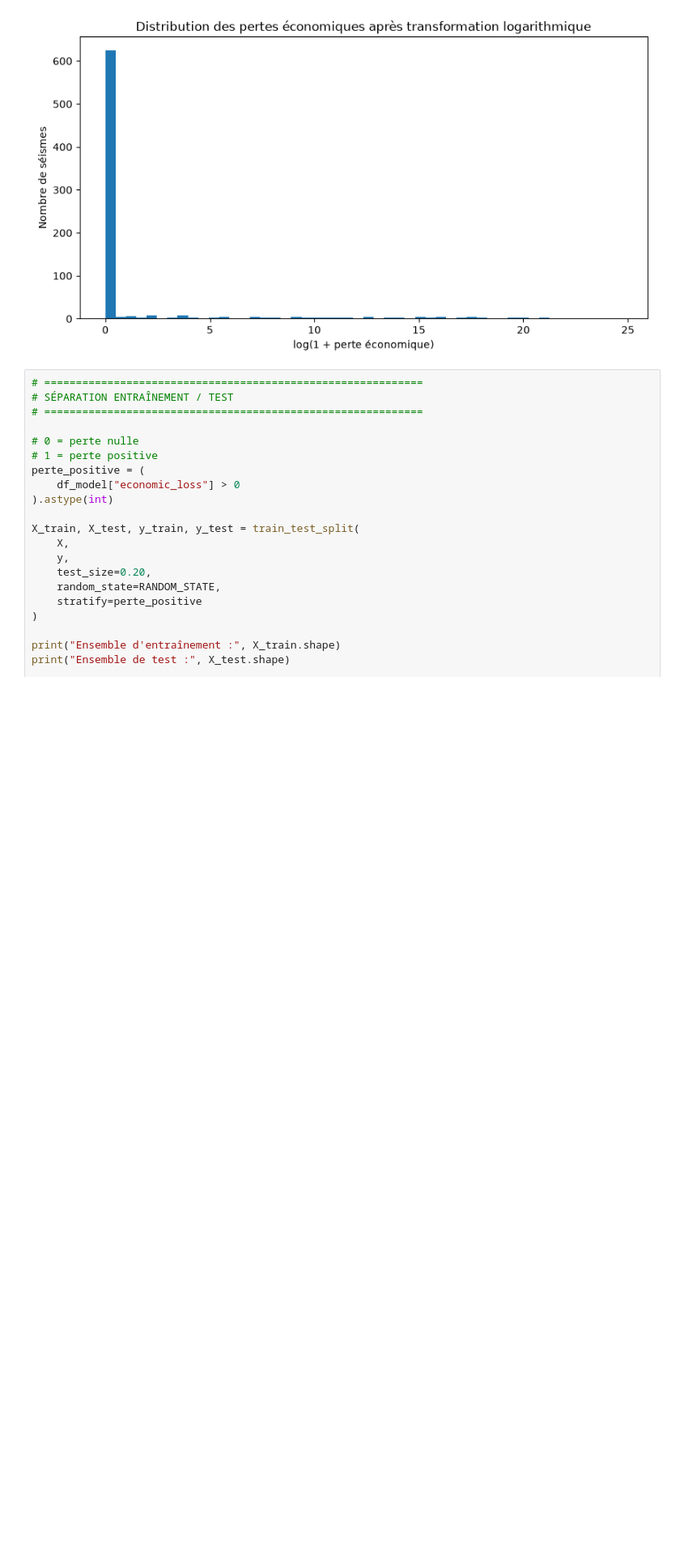
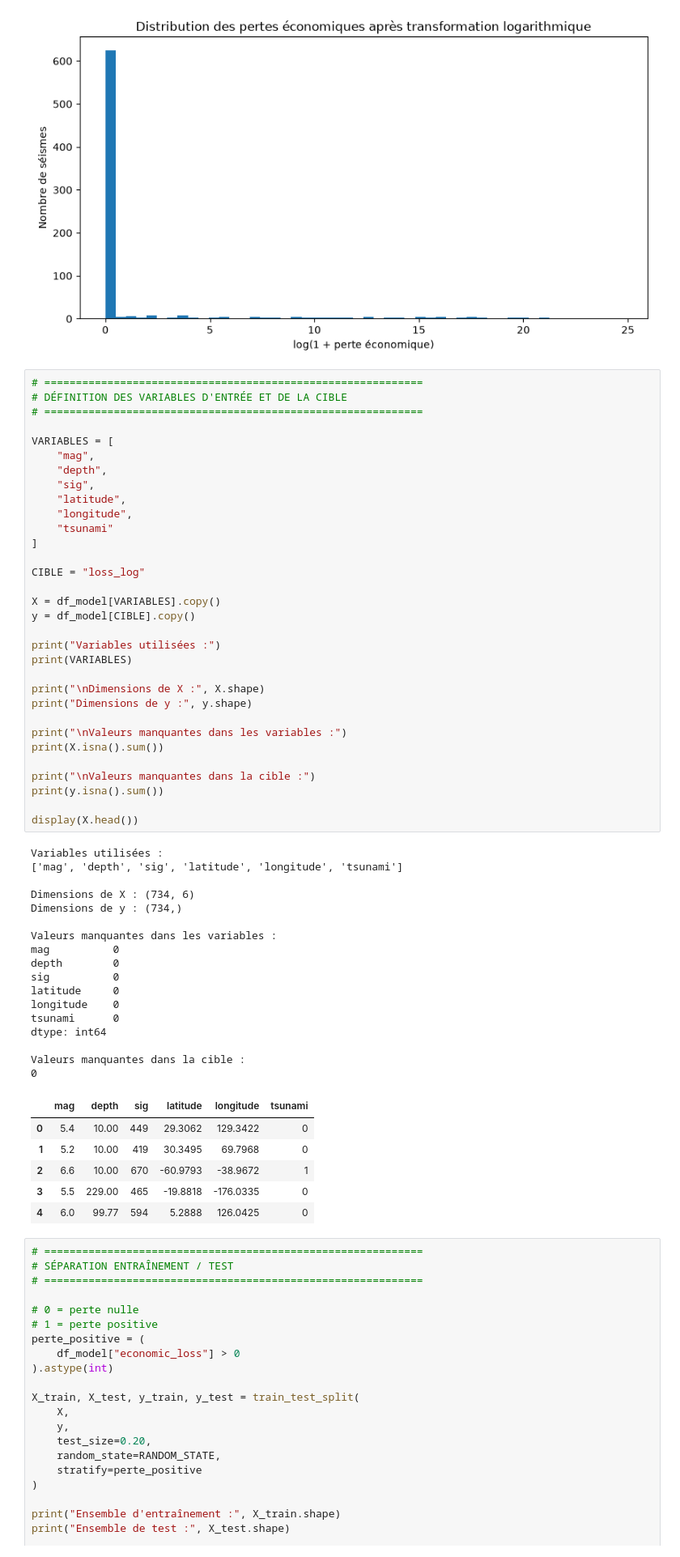
Before and after one commit to tarekalsemaan/USGS-Earthquake-AI, a Jupyter notebook: notebooks/07_Model_Economic_Loss.ipynb, the cells around one changed output. Shown at 81% size. Cells and saved outputs as stored; diff of their text form; blank space fills up the shorter version.

```diff
--- a/notebooks/07_Model_Economic_Loss.ipynb
+++ b/notebooks/07_Model_Economic_Loss.ipynb
@@ -448,6 +448,62 @@ max       24.693402
 Name: loss_log, dtype: float64
 [figure]
 [figure]
+# %%
+# ============================================================
+# DÉFINITION DES VARIABLES D'ENTRÉE ET DE LA CIBLE
+# ============================================================
+
+VARIABLES = [
+    "mag",
+    "depth",
+    "sig",
+    "latitude",
+    "longitude",
+    "tsunami"
+]
+
+CIBLE = "loss_log"
+
+X = df_model[VARIABLES].copy()
+y = df_model[CIBLE].copy()
+
+print("Variables utilisées :")
+print(VARIABLES)
+
+print("\nDimensions de X :", X.shape)
+print("Dimensions de y :", y.shape)
+
+print("\nValeurs manquantes dans les variables :")
+print(X.isna().sum())
+
+print("\nValeurs manquantes dans la cible :")
+print(y.isna().sum())
+
+display(X.head())
+# %% [output]
+Variables utilisées :
+['mag', 'depth', 'sig', 'latitude', 'longitude', 'tsunami']
+
+Dimensions de X : (734, 6)
+Dimensions de y : (734,)
+
+Valeurs manquantes dans les variables :
+mag          0
+depth        0
+sig          0
+latitude     0
+longitude    0
+tsunami      0
+dtype: int64
+
+Valeurs manquantes dans la cible :
+0
+|  | mag | depth | sig | latitude | longitude | tsunami |
+| 0 | 5.4 | 10.00 | 449 | 29.3062 | 129.3422 | 0 |
+| 1 | 5.2 | 10.00 | 419 | 30.3495 | 69.7968 | 0 |
+| 2 | 6.6 | 10.00 | 670 | -60.9793 | -38.9672 | 1 |
+| 3 | 5.5 | 229.00 | 465 | -19.8818 | -176.0335 | 0 |
+| 4 | 6.0 | 99.77 | 594 | 5.2888 | 126.0425 | 0 |
 # %%
 # ============================================================
 # SÉPARATION ENTRAÎNEMENT / TEST
```
Also changed, not shown: parts of 10 cells of this notebook.
